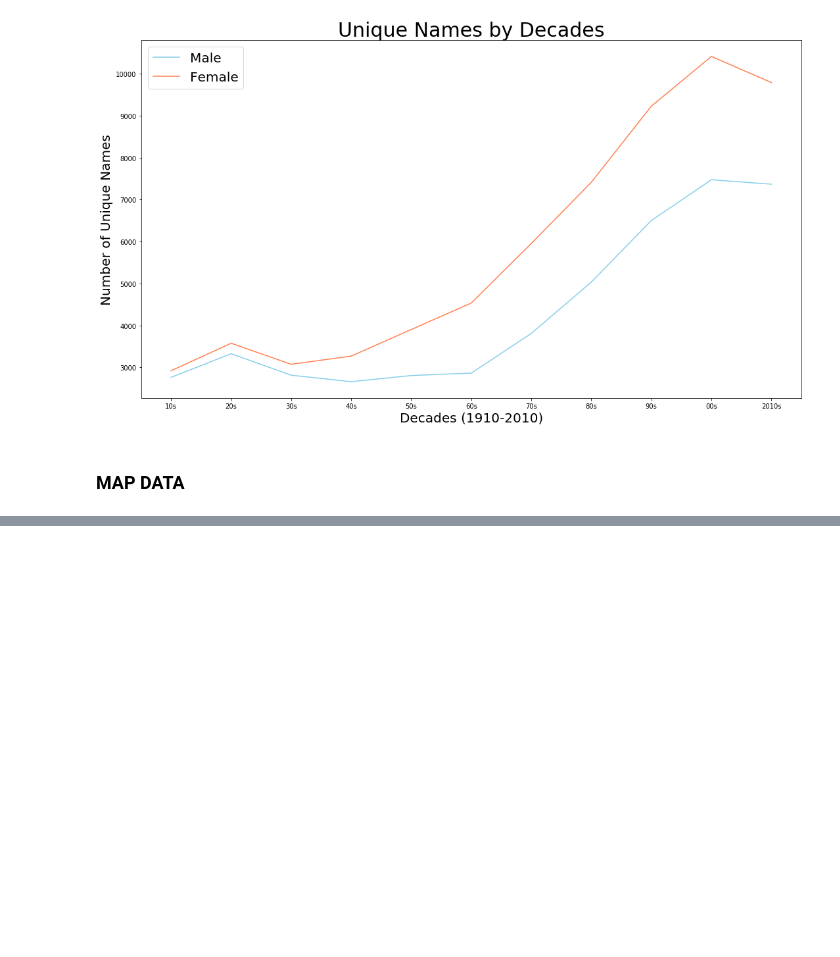
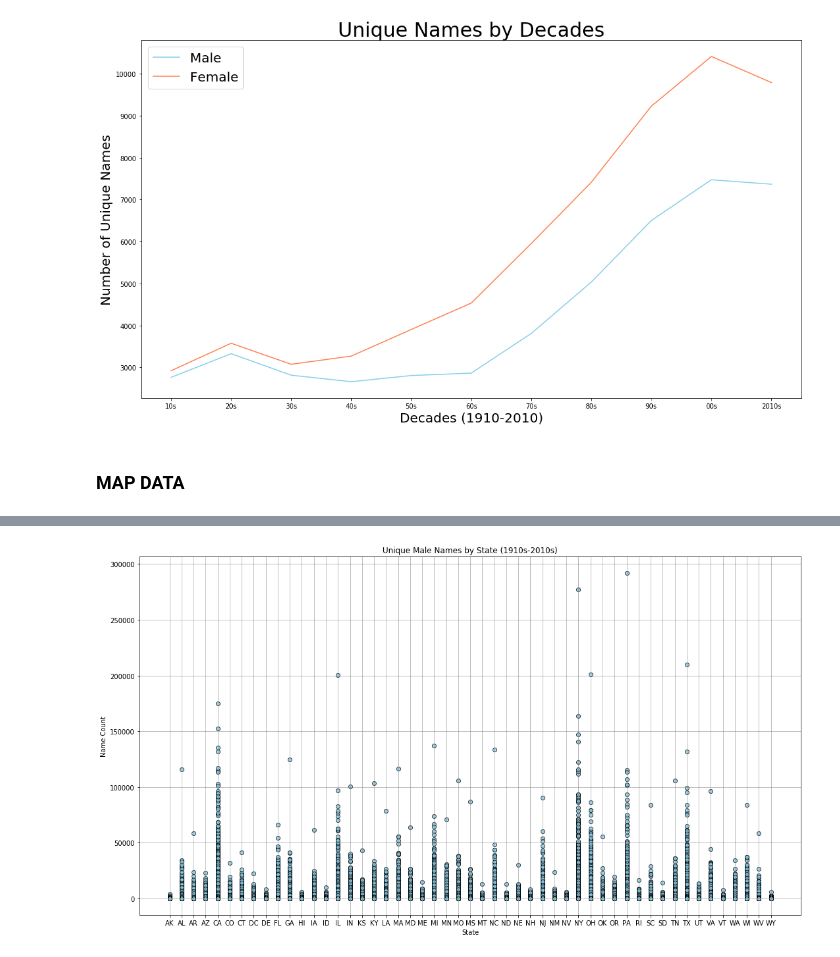
Before and after one commit to GizemYP/columbia_group_project, a Jupyter notebook: SSN_data/Part1-insights.ipynb, the cells around one changed output, grey strips where cells are left out. Cells and saved outputs as stored; diff of their text form; code cells hidden in the pictures; blank space fills up the shorter version.

```diff
--- a/SSN_data/Part1-insights.ipynb
+++ b/SSN_data/Part1-insights.ipynb
@@ -228,0 +356,16 @@ male_df.head()
+# %%
+male_df_sum = name_df.loc[name_df['gender']=='M',:].groupby(['gender','state','name']).sum().reset_index()
+male_df_sum
+m_state = female_df_sum["state"].tolist()
+m_unique = female_df_sum["number"].tolist()
+# %%
+plt.scatter(m_state, m_unique, marker="o", facecolors="skyblue", edgecolors="black", alpha=0.75, label='Rural')
+fig = matplotlib.pyplot.gcf()
+fig.set_size_inches(18, 10)
+# Incorporate the other graph properties
+plt.title(f"Unique Male Names by State (1910s-2010s)")
+plt.ylabel("Name Count")
+plt.xlabel("State")
+plt.grid(linestyle='-', linewidth='0.5', color='grey')
+# %% [output]
+[figure, added]
```
Also changed, not shown: parts of 19 cells of this notebook, 4 other files.
